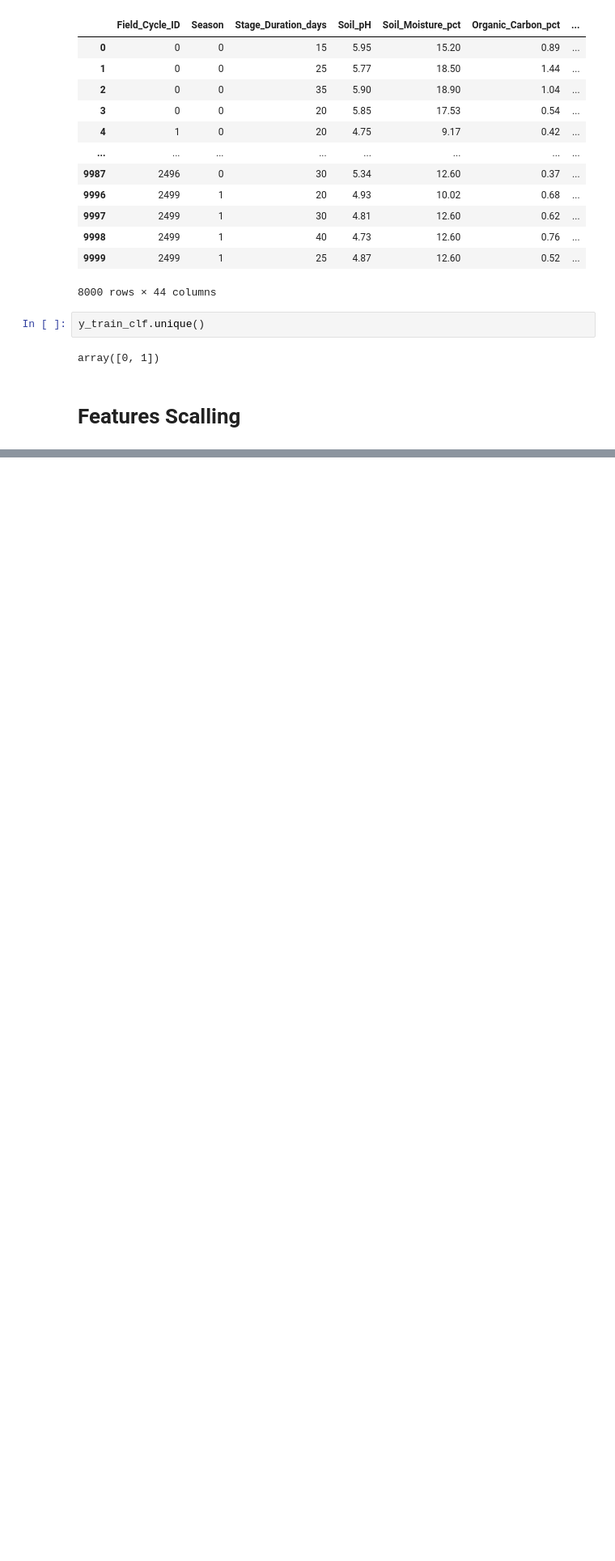
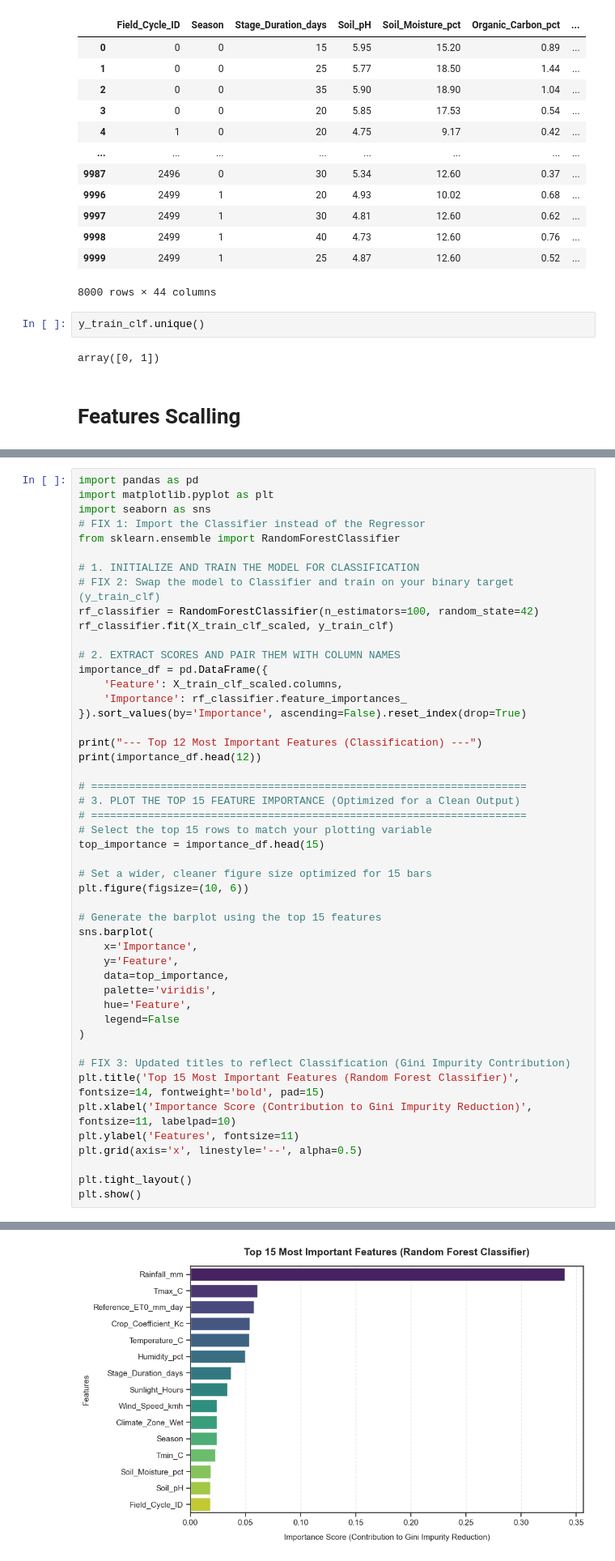
Before and after one commit to ShabeebMhd/Irrigation-water-requirement-prediction, a Jupyter notebook: Preprocessing/Final_Corrected_Irrigation water requirement prediction.ipynb, the cells around one changed output, grey strips where cells are left out. Shown at 81% size. Saved outputs shown, nothing was run; the diff lists cells and outputs as text; blank space fills up the shorter version.

```diff
--- a/Preprocessing/Final_Corrected_Irrigation water requirement prediction.ipynb
+++ b/Preprocessing/Final_Corrected_Irrigation water requirement prediction.ipynb
@@ -700,0 +765,49 @@ X_test_scaled = pd.DataFrame(
+# %%
+import pandas as pd
+import matplotlib.pyplot as plt
+import seaborn as sns
+# FIX 1: Import the Classifier instead of the Regressor
+from sklearn.ensemble import RandomForestClassifier
+
+# 1. INITIALIZE AND TRAIN THE MODEL FOR CLASSIFICATION
+# FIX 2: Swap the model to Classifier and train on your binary target (y_train_clf)
+rf_classifier = RandomForestClassifier(n_estimators=100, random_state=42)
+rf_classifier.fit(X_train_clf_scaled, y_train_clf)
+
+# 2. EXTRACT SCORES AND PAIR THEM WITH COLUMN NAMES
+importance_df = pd.DataFrame({
+    'Feature': X_train_clf_scaled.columns,
+    'Importance': rf_classifier.feature_importances_
+}).sort_values(by='Importance', ascending=False).reset_index(drop=True)
+
+print("--- Top 12 Most Important Features (Classification) ---")
+print(importance_df.head(12))
+
+# =====================================================================
+# 3. PLOT THE TOP 15 FEATURE IMPORTANCE (Optimized for a Clean Output)
+# =====================================================================
+# Select the top 15 rows to match your plotting variable
+top_importance = importance_df.head(15)
+
+# Set a wider, cleaner figure size optimized for 15 bars
+plt.figure(figsize=(10, 6))
+
+# Generate the barplot using the top 15 features
+sns.barplot(
+    x='Importance',
+    y='Feature',
+    data=top_importance,
+    palette='viridis',
+    hue='Feature',
+    legend=False
+)
+
+# FIX 3: Updated titles to reflect Classification (Gini Impurity Contribution)
+plt.title('Top 15 Most Important Features (Random Forest Classifier)', fontsize=14, fontweight='bold', pad=15)
+plt.xlabel('Importance Score (Contribution to Gini Impurity Reduction)', fontsize=11, labelpad=10)
+plt.ylabel('Features', fontsize=11)
+plt.grid(axis='x', linestyle='--', alpha=0.5)
+
+plt.tight_layout()
+plt.show()
+# %% [output]
@@ -700,0 +828 @@ X_test_scaled = pd.DataFrame(
+[figure, added]
```
Also changed, not shown: parts of 16 cells of this notebook.
